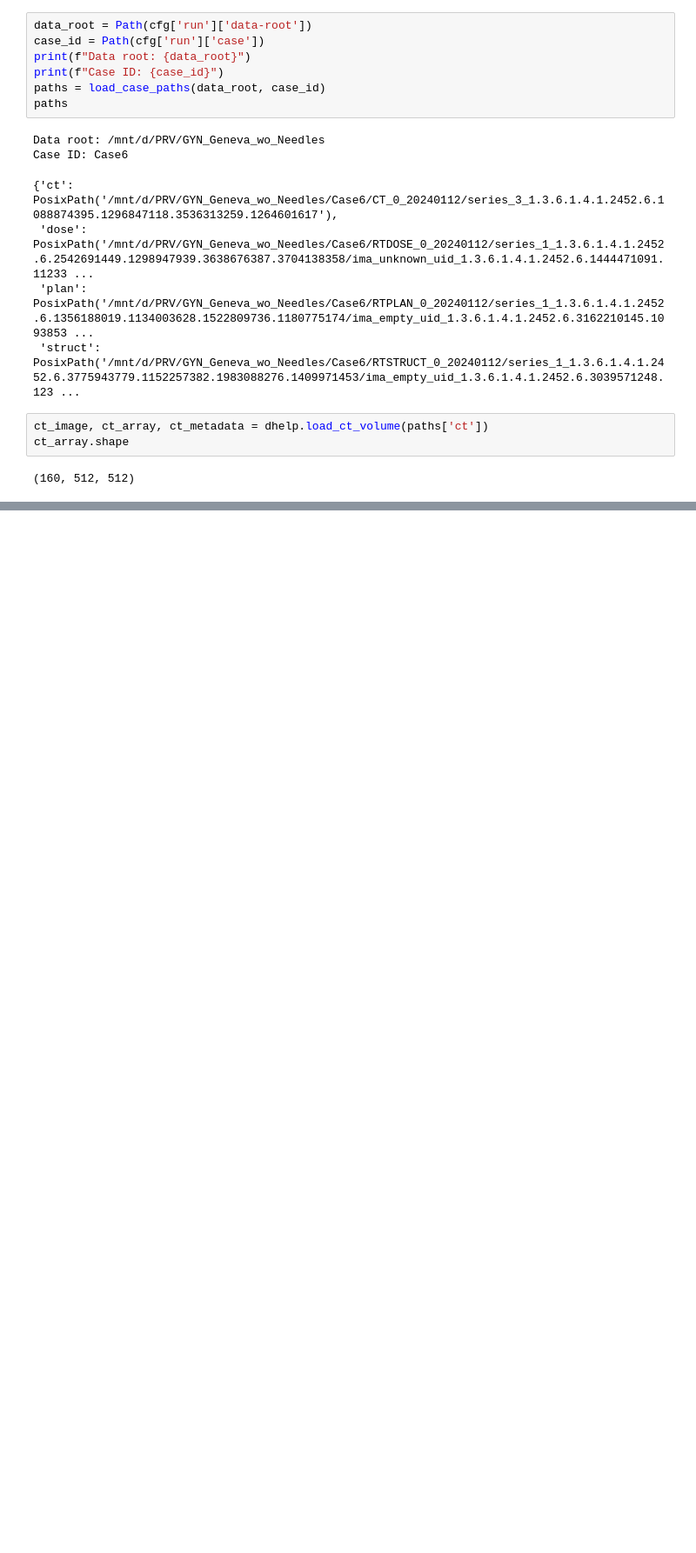
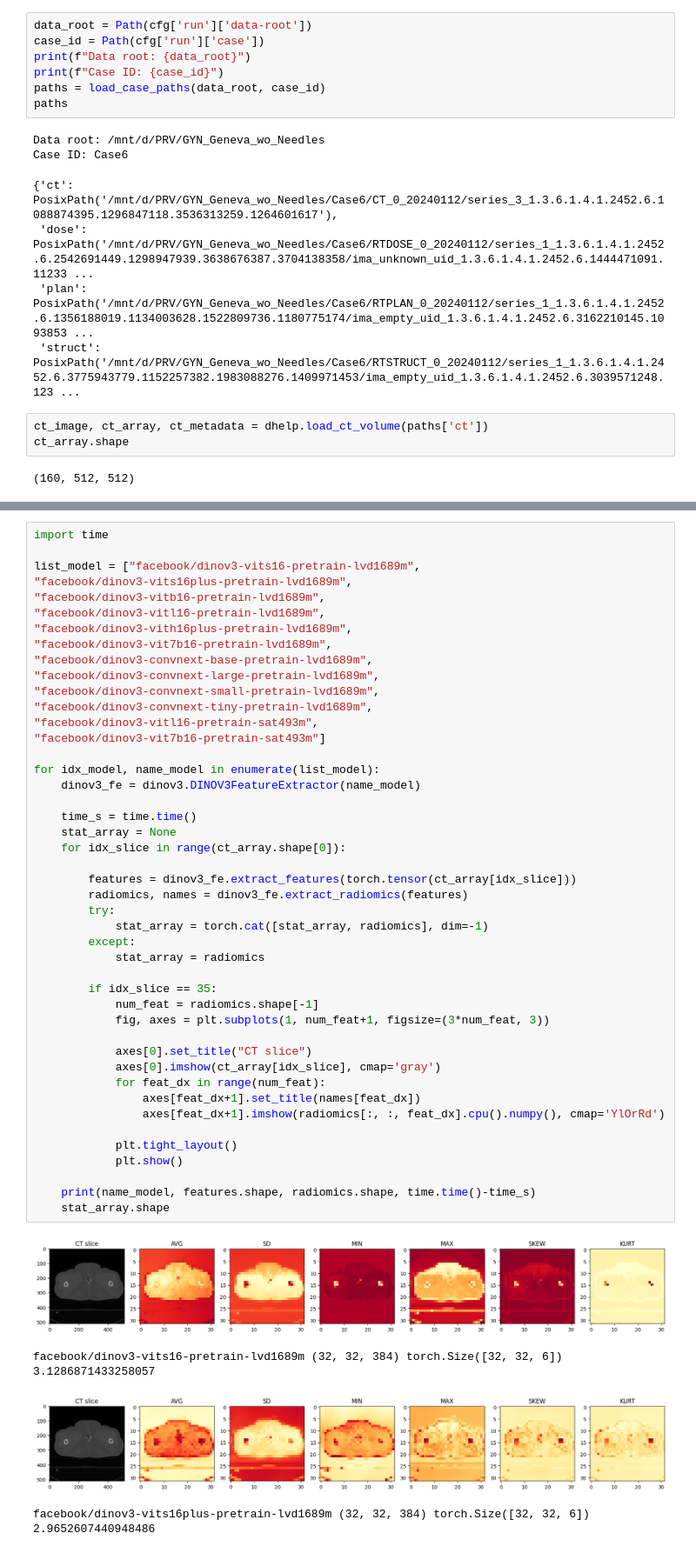
Before and after one commit to YeongHyeon/Dose_prediction_practice, a Jupyter notebook: dinov3_test_251112_02.ipynb, the cells around one changed output, grey strips where cells are left out. Shown at 87% size. Cells and saved outputs as stored; diff of their text form; blank space fills up the shorter version.

Commit message:
measure processing time for each vit

```diff
--- a/dinov3_test_251112_02.ipynb
+++ b/dinov3_test_251112_02.ipynb
@@ -99,0 +102,50 @@ plt.show()
+# %%
+import time
+
+list_model = ["facebook/dinov3-vits16-pretrain-lvd1689m",
+"facebook/dinov3-vits16plus-pretrain-lvd1689m",
+"facebook/dinov3-vitb16-pretrain-lvd1689m",
+"facebook/dinov3-vitl16-pretrain-lvd1689m",
+"facebook/dinov3-vith16plus-pretrain-lvd1689m",
+"facebook/dinov3-vit7b16-pretrain-lvd1689m",
+"facebook/dinov3-convnext-base-pretrain-lvd1689m",
+"facebook/dinov3-convnext-large-pretrain-lvd1689m",
+"facebook/dinov3-convnext-small-pretrain-lvd1689m",
+"facebook/dinov3-convnext-tiny-pretrain-lvd1689m",
+"facebook/dinov3-vitl16-pretrain-sat493m",
+"facebook/dinov3-vit7b16-pretrain-sat493m"]
+
+for idx_model, name_model in enumerate(list_model):
+    dinov3_fe = dinov3.DINOV3FeatureExtractor(name_model)
+
+    time_s = time.time()
+    stat_array = None
+    for idx_slice in range(ct_array.shape[0]):
+
+        features = dinov3_fe.extract_features(torch.tensor(ct_array[idx_slice]))
+        radiomics, names = dinov3_fe.extract_radiomics(features)
+        try:
+            stat_array = torch.cat([stat_array, radiomics], dim=-1)
+        except:
+            stat_array = radiomics
+
+        if idx_slice == 35:
+            num_feat = radiomics.shape[-1]
+            fig, axes = plt.subplots(1, num_feat+1, figsize=(3*num_feat, 3))
+
+            axes[0].set_title("CT slice")
+            axes[0].imshow(ct_array[idx_slice], cmap='gray')
+            for feat_dx in range(num_feat):
+                axes[feat_dx+1].set_title(names[feat_dx])
+                axes[feat_dx+1].imshow(radiomics[:, :, feat_dx].cpu().numpy(), cmap='YlOrRd')
+
+            plt.tight_layout()
+            plt.show()
+
+    print(name_model, features.shape, radiomics.shape, time.time()-time_s)
+    stat_array.shape
+# %% [output]
+[figure, added]
+facebook/dinov3-vits16-pretrain-lvd1689m (32, 32, 384) torch.Size([32, 32, 6]) 3.1286871433258057
+[figure, added]
+facebook/dinov3-vits16plus-pretrain-lvd1689m (32, 32, 384) torch.Size([32, 32, 6]) 2.9652607440948486
```
Also changed, not shown: parts of 5 cells of this notebook, 1 other file.
